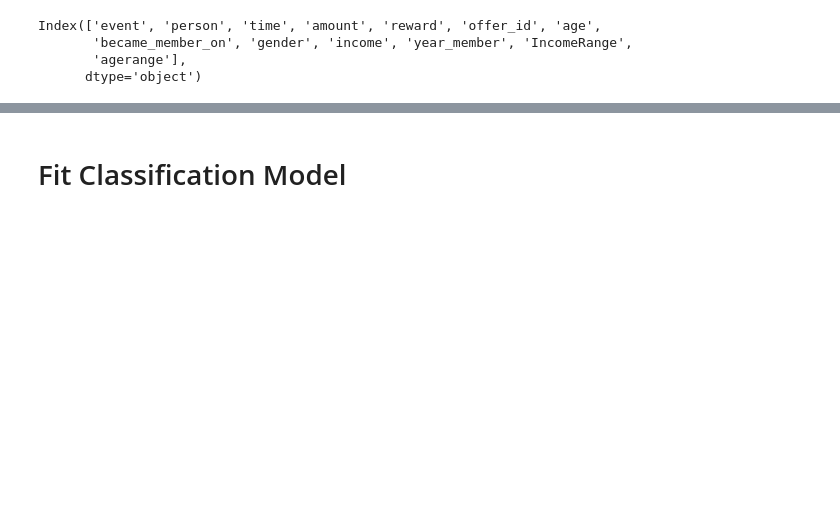
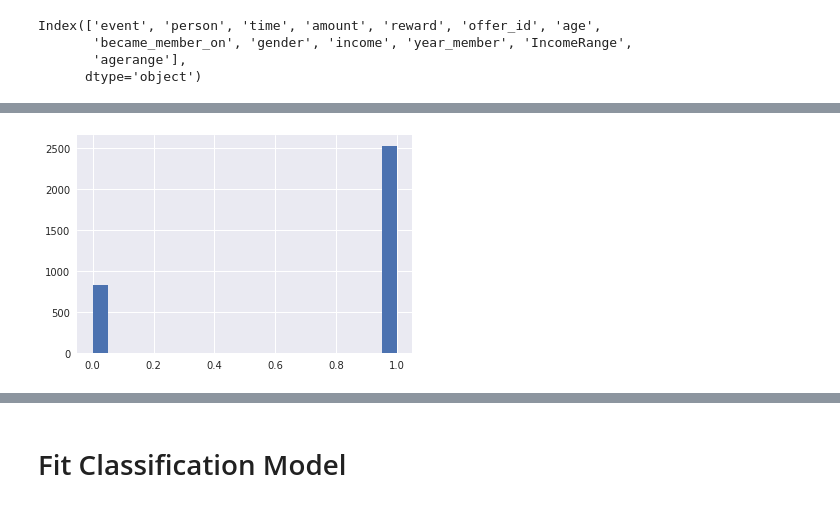
Before and after one commit to jingwenhuang96/Udacity_Starbucks_Capstone, a Jupyter notebook: Starbucks_Capstone_notebook.ipynb, the cells around one changed output, grey strips where cells are left out. Cells and saved outputs as stored; diff of their text form; code cells hidden in the pictures; blank space fills up the shorter version.

```diff
--- a/Starbucks_Capstone_notebook.ipynb
+++ b/Starbucks_Capstone_notebook.ipynb
@@ -541,0 +607,4 @@ Name: event, dtype: object
+# %%
+plt.hist(Y_test, bins=20);
+# %% [output]
+[figure, added]
```
Also changed, not shown: parts of 62 cells of this notebook.
